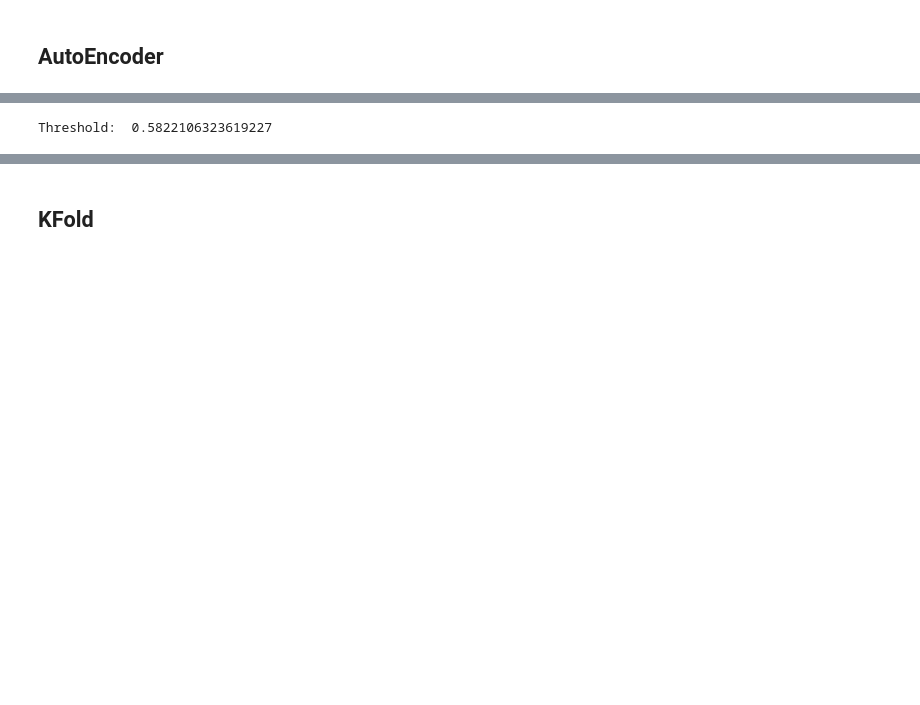
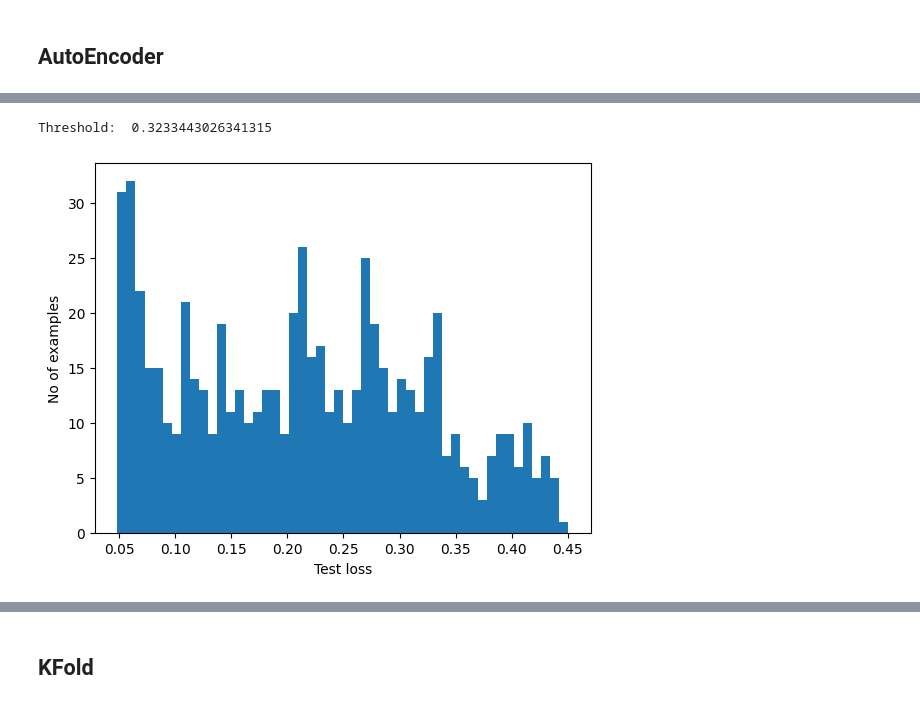
Before and after one commit to kseun11/AI_SPARK_Challenge_2023, a Jupyter notebook: 권석원/train.ipynb, the cells around one changed output, grey strips where cells are left out. Cells and saved outputs as stored; diff of their text form; code cells hidden in the pictures; blank space fills up the shorter version.

```diff
--- a/권석원/train.ipynb
+++ b/권석원/train.ipynb
@@ -113,3 +136,5 @@ df_data
 | 2461 | 1.21 | 36.00 | 15.64 | 1280.0 | 54.22 | 2.71 | 30 |
 | 2462 | 2.72 | 55.99 | 35.19 | 2879.0 | 71.99 | 3.60 | 30 |
 2463 rows × 7 columns
+# %%
+df_data = df_data[(df_data['motor_vibe'] < 5) & (df_data['air_inflow'] < 3.5) & (df_data['motor_current'] < 45) & (df_data['air_end_temp'] > 35) & (df_data['motor_temp'] > 53) ]
@@ -125,18 +199,22 @@ input_data = Input(shape=(n_inputs,))
 
 # layers
 encoded = Dense(n_inputs//2, activation='relu')(input_data)
-dropout = Dropout(0.2)(encoded)
-encoded = Dense(n_inputs//4, activation='relu')(encoded)
-dropout = Dropout(0.2)(encoded)
+batnorm = BatchNormalization()(encoded)
+dropout = Dropout(0.2)(batnorm)
+encoded = Dense(n_inputs//4, activation='relu')(dropout)
+batnorm = BatchNormalization()(encoded)
+dropout = Dropout(0.2)(batnorm)
 
 n_bottneck = 200
-bottneck = Dense(n_bottneck, activation='relu')(encoded)
+bottneck = Dense(n_bottneck, activation='relu')(dropout)
 
 decoded = Dense(n_inputs//4, activation='relu')(bottneck)
-dropout = Dropout(0.2)(decoded)
-decoded = Dense(n_inputs//2, activation='relu')(decoded)
-dropout = Dropout(0.2)(decoded)
-decoded = Dense(n_inputs, activation='relu')(decoded)
+batnorm = BatchNormalization()(decoded)
+dropout = Dropout(0.2)(batnorm)
+decoded = Dense(n_inputs//2, activation='relu')(dropout)
+batnorm = BatchNormalization()(decoded)
+dropout = Dropout(0.2)(batnorm)
+decoded = Dense(n_inputs, activation='relu')(dropout)
 
 # Models
 autoencoder = Model(input_data, decoded) # autoencoder
@@ -177,7 +259,14 @@ train_loss = tf.keras.losses.mae(reconstructions, x_val)
 threshold = np.mean(train_loss) + np.std(train_loss)
 print("Threshold: ", threshold)
 # %% [output]
-Threshold:  0.5822106323619227
+Threshold:  0.3233443026341315
+# %%
+plt.hist(train_loss[None, :], bins=50)
+plt.xlabel("Test loss")
+plt.ylabel("No of examples")
+plt.show()
+# %% [output]
+[figure, added]
 # %%
 def predict(model, data, threshold):
   reconstructions = model(data)
```
Also changed, not shown: parts of 19 cells of this notebook, 10 other files.
